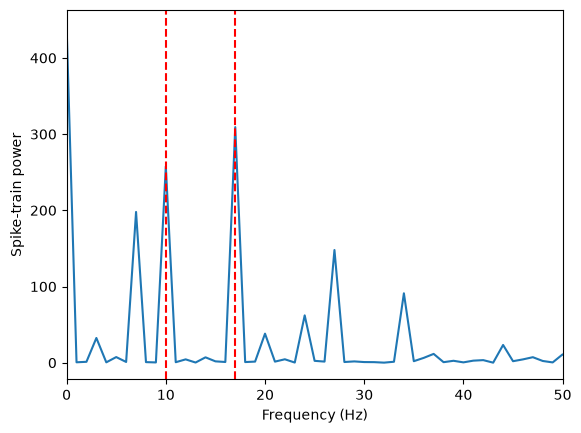
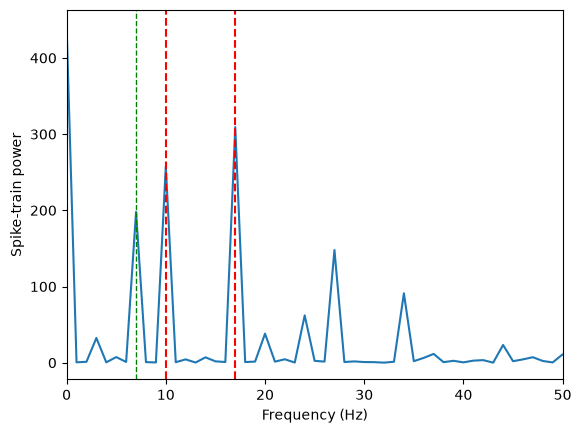
Unified diff of the notebook cell whose output changed from the first chart to the second:
--- before
+++ after
@@ -14,4 +14,19 @@
     )
 
+for i in range(len(target_frequencies)):
+    for j in range(i + 1, len(target_frequencies)):
+        src = target_frequencies[i]
+        dst = target_frequencies[j]
+        dif = abs(dst - src)
+
+        print(dif)
+        plt.axvline(
+            x=dif,
+            color="green",
+            linestyle="--",
+            linewidth=1.0,
+        )   
+    
+
 plt.xlim(0, 50)
 plt.xlabel("Frequency (Hz)")

Commit: Add synapse to notebooks.